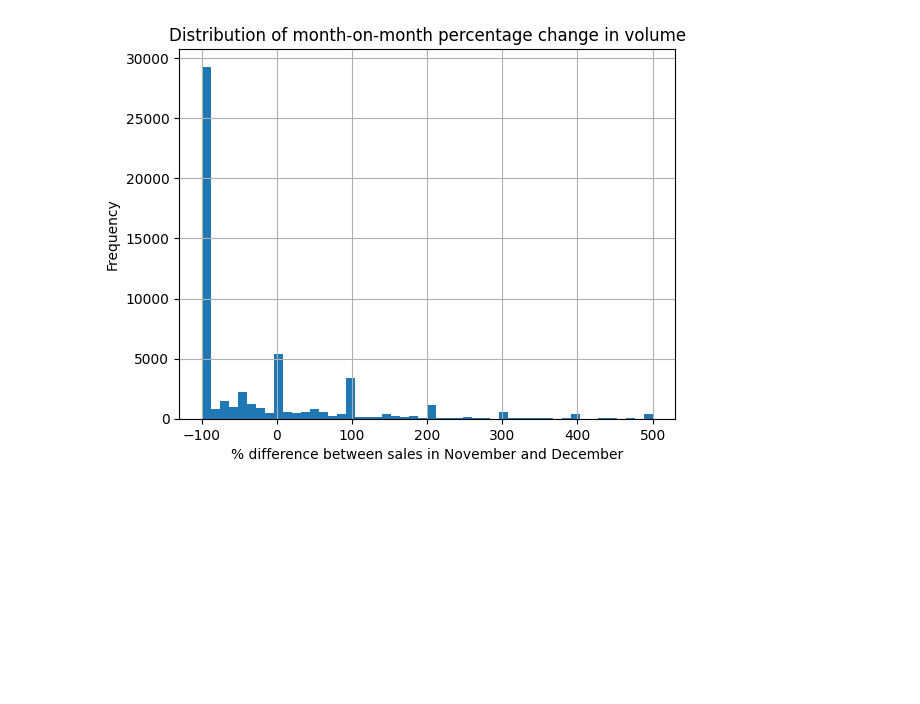
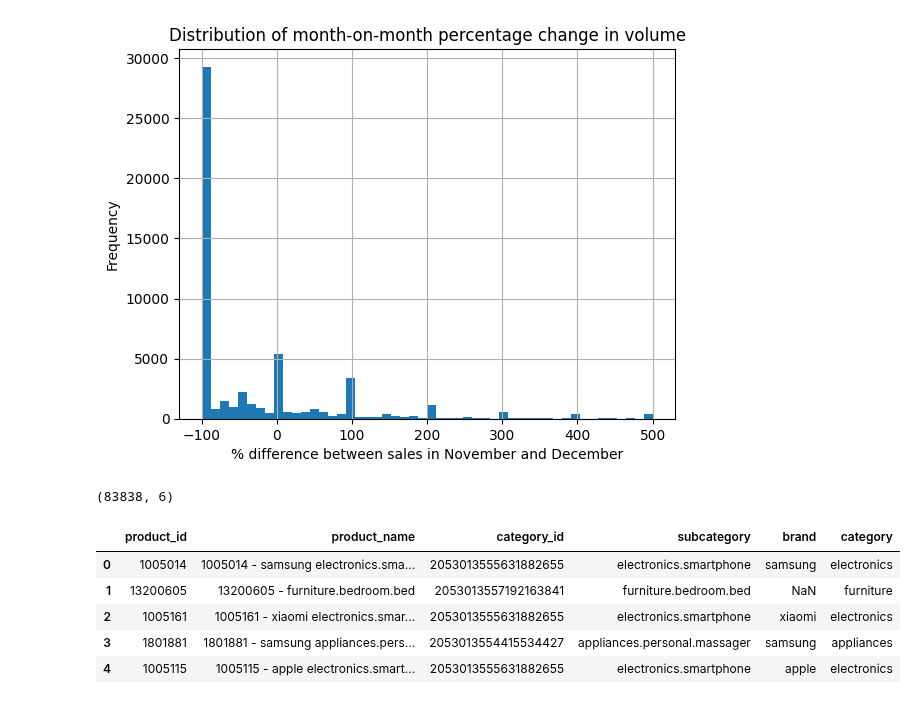
Before and after one commit to jeremysb1/data_analysis_projects, a Jupyter notebook: metrics.ipynb, the cells around one changed output. Saved outputs shown, nothing was run; the diff lists cells and outputs as text; code cells hidden in the pictures; blank space fills up the shorter version.

Commit message:
added a product catalog

```diff
--- a/metrics.ipynb
+++ b/metrics.ipynb
@@ -522,3 +522,21 @@ axis.set(
  Text(0.5, 0, '% difference between sales in November and December'),
  Text(0, 0.5, 'Frequency')]
 [figure]
+# %%
+product_catalog = (
+    events[["product_id", "product_name", "category_id", "subcategory", "brand", "category"]]
+    .drop_duplicates(subset=["product_id", "product_name", "subcategory", "brand", "category"])
+)
+
+assert len(product_catalog) == events["product_id"].nunique()
+
+print(product_catalog.shape)
+product_catalog.head()
+# %% [output]
+(83838, 6)
+|  | product_id | product_name | category_id | subcategory | brand | category |
+| 0 | 1005014 | 1005014 - samsung electronics.sma... | 2053013555631882655 | electronics.smartphone | samsung | electronics |
+| 1 | 13200605 | 13200605 - furniture.bedroom.bed | 2053013557192163841 | furniture.bedroom.bed | NaN | furniture |
+| 2 | 1005161 | 1005161 - xiaomi electronics.smar... | 2053013555631882655 | electronics.smartphone | xiaomi | electronics |
+| 3 | 1801881 | 1801881 - samsung appliances.pers... | 2053013554415534427 | appliances.personal.massager | samsung | appliances |
+| 4 | 1005115 | 1005115 - apple electronics.smart... | 2053013555631882655 | electronics.smartphone | apple | electronics |
```
